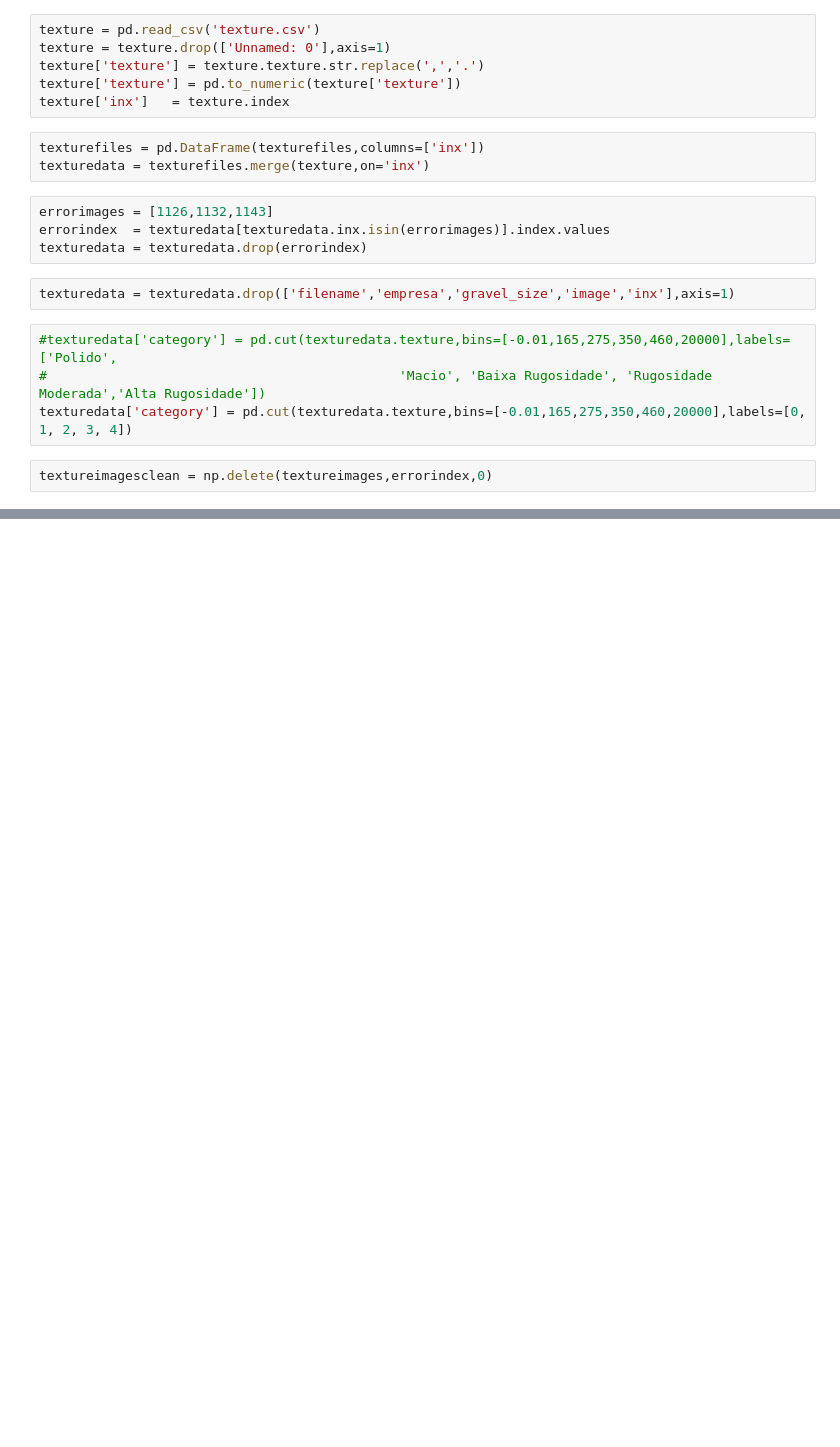
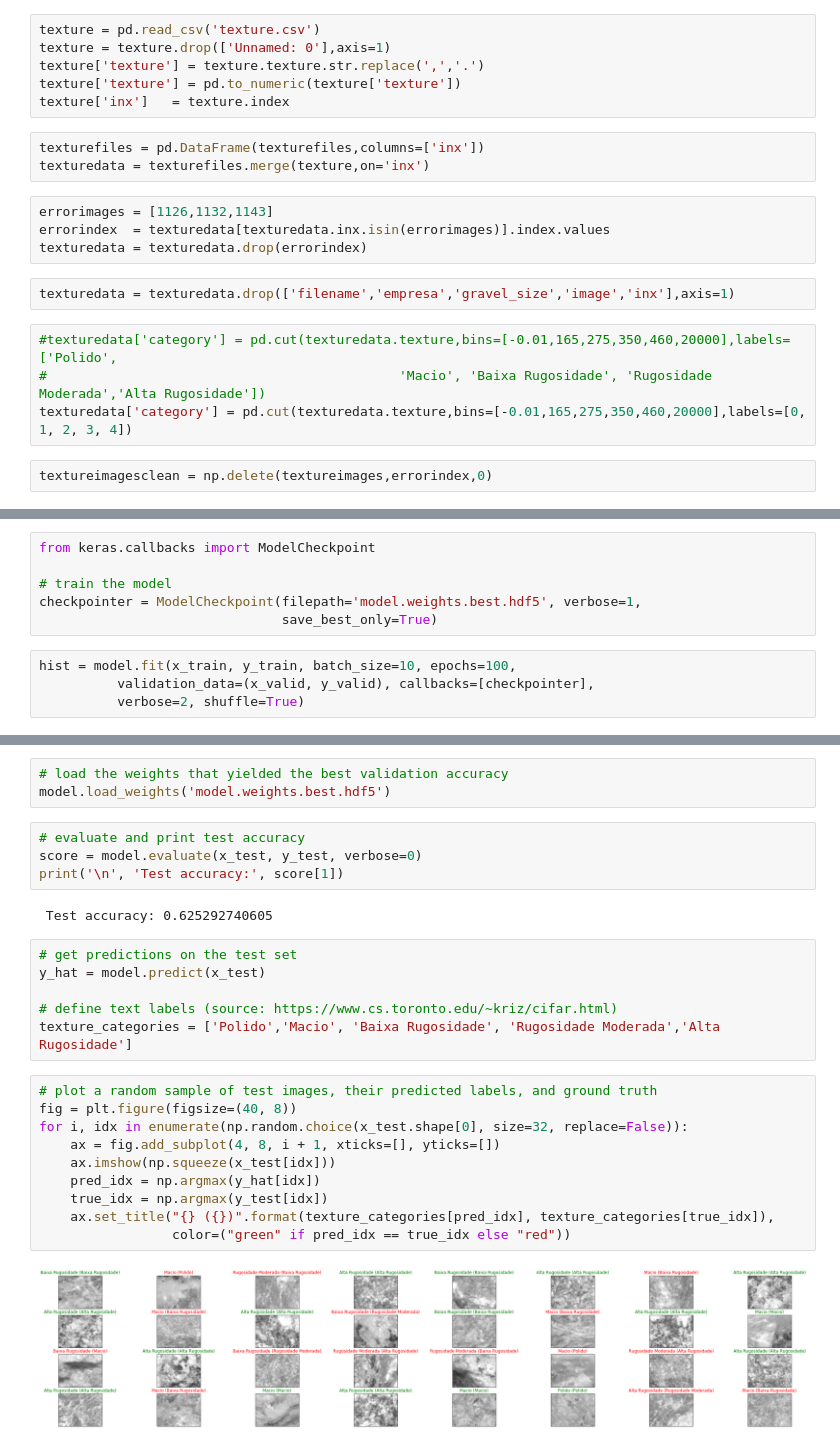
Before and after one commit to davibarreira/gravel_analysis, a Jupyter notebook: CNN_Gravel.ipynb, the cells around one changed output, grey strips where cells are left out. Cells and saved outputs as stored; diff of their text form; blank space fills up the shorter version.

Commit message:
first model: First model created based on the code from aind2-cnn cifar-10-classification model.

```diff
--- a/CNN_Gravel.ipynb
+++ b/CNN_Gravel.ipynb
@@ -74,0 +121,10 @@ x_train shape: (1425, 48, 64, 4)
+# %%
+from keras.callbacks import ModelCheckpoint
+
+# train the model
+checkpointer = ModelCheckpoint(filepath='model.weights.best.hdf5', verbose=1,
+                               save_best_only=True)
+# %%
+hist = model.fit(x_train, y_train, batch_size=10, epochs=100,
+          validation_data=(x_valid, y_valid), callbacks=[checkpointer],
+          verbose=2, shuffle=True)
@@ -74,0 +149,27 @@ x_train shape: (1425, 48, 64, 4)
+# %%
+# load the weights that yielded the best validation accuracy
+model.load_weights('model.weights.best.hdf5')
+# %%
+# evaluate and print test accuracy
+score = model.evaluate(x_test, y_test, verbose=0)
+print('\n', 'Test accuracy:', score[1])
+# %% [output]
+ Test accuracy: 0.625292740605
+# %%
+# get predictions on the test set
+y_hat = model.predict(x_test)
+
+# define text labels (source: https://www.cs.toronto.edu/~kriz/cifar.html)
+texture_categories = ['Polido','Macio', 'Baixa Rugosidade', 'Rugosidade Moderada','Alta Rugosidade']
+# %%
+# plot a random sample of test images, their predicted labels, and ground truth
+fig = plt.figure(figsize=(40, 8))
+for i, idx in enumerate(np.random.choice(x_test.shape[0], size=32, replace=False)):
+    ax = fig.add_subplot(4, 8, i + 1, xticks=[], yticks=[])
+    ax.imshow(np.squeeze(x_test[idx]))
+    pred_idx = np.argmax(y_hat[idx])
+    true_idx = np.argmax(y_test[idx])
+    ax.set_title("{} ({})".format(texture_categories[pred_idx], texture_categories[true_idx]),
+                 color=("green" if pred_idx == true_idx else "red"))
+# %% [output]
+[figure, added]
```
Also changed, not shown: parts of 9 cells of this notebook, 3 other files.
